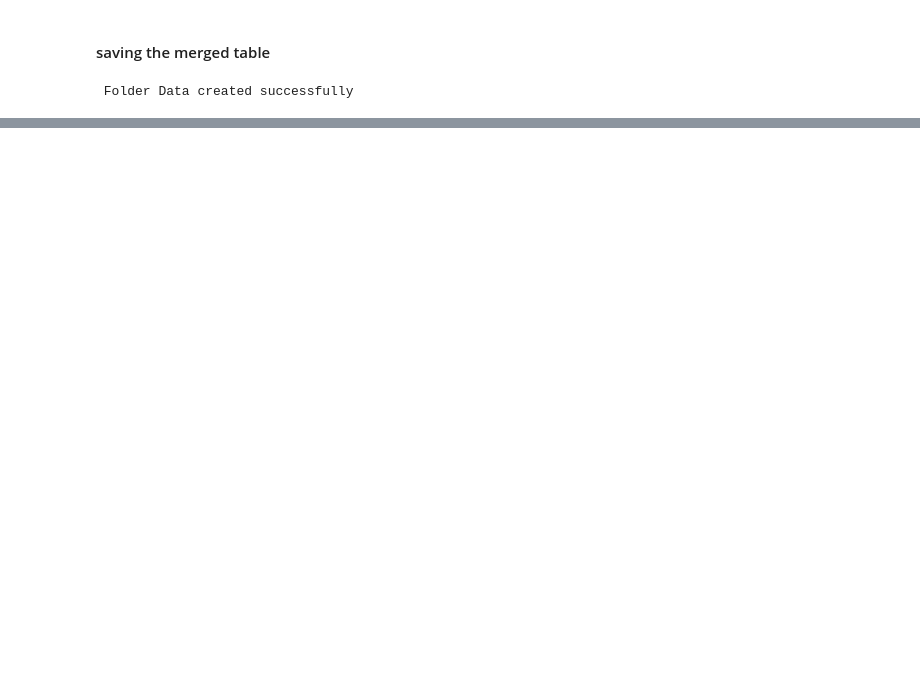
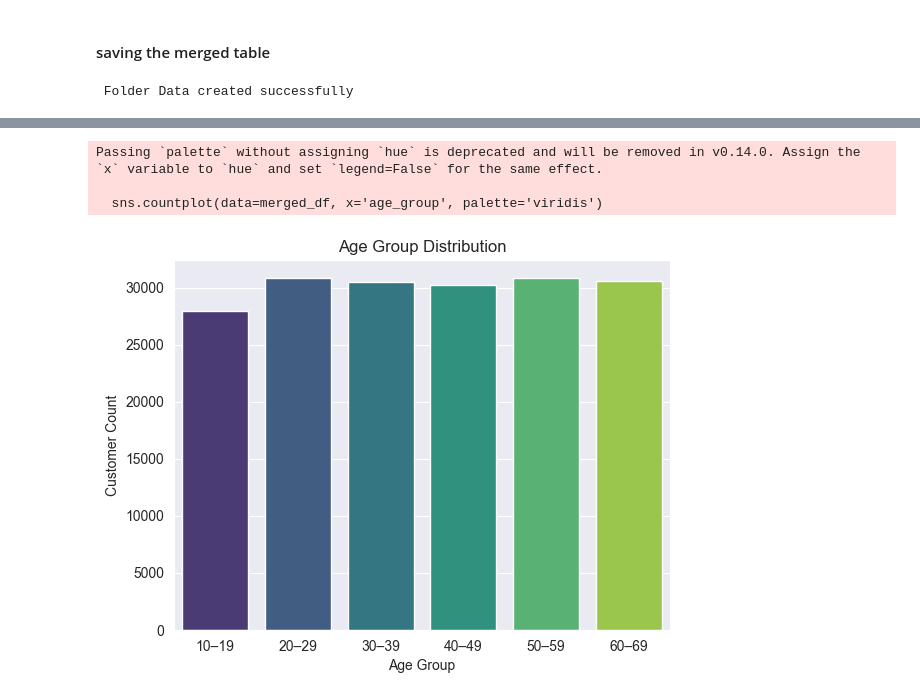
Before and after one commit to JuliusFemi/Capstone_project, a Jupyter notebook: code.ipynb, the cells around one changed output, grey strips where cells are left out. Cells and saved outputs as stored; diff of their text form; code cells hidden in the pictures; blank space fills up the shorter version.

```diff
--- a/code.ipynb
+++ b/code.ipynb
@@ -1027,0 +1067,15 @@ merged_df.to_csv('Data/merged_df.csv', index = False)
+# %%
+bins = [10, 20, 30, 40, 50, 60, 70]
+labels = ['10–19', '20–29', '30–39', '40–49', '50–59', '60–69']
+merged_df['age_group'] = pd.cut(merged_df['age'], bins=bins, labels=labels)
+
+sns.countplot(data=merged_df, x='age_group', palette='viridis')
+plt.title('Age Group Distribution')
+plt.ylabel('Customer Count')
+plt.xlabel('Age Group')
+plt.show()
+# %% [output]
+Passing `palette` without assigning `hue` is deprecated and will be removed in v0.14.0. Assign the `x` variable to `hue` and set `legend=False` for the same effect.
+
+  sns.countplot(data=merged_df, x='age_group', palette='viridis')
+[figure, added]
```
Also changed, not shown: parts of 40 cells of this notebook, 1 other file.
